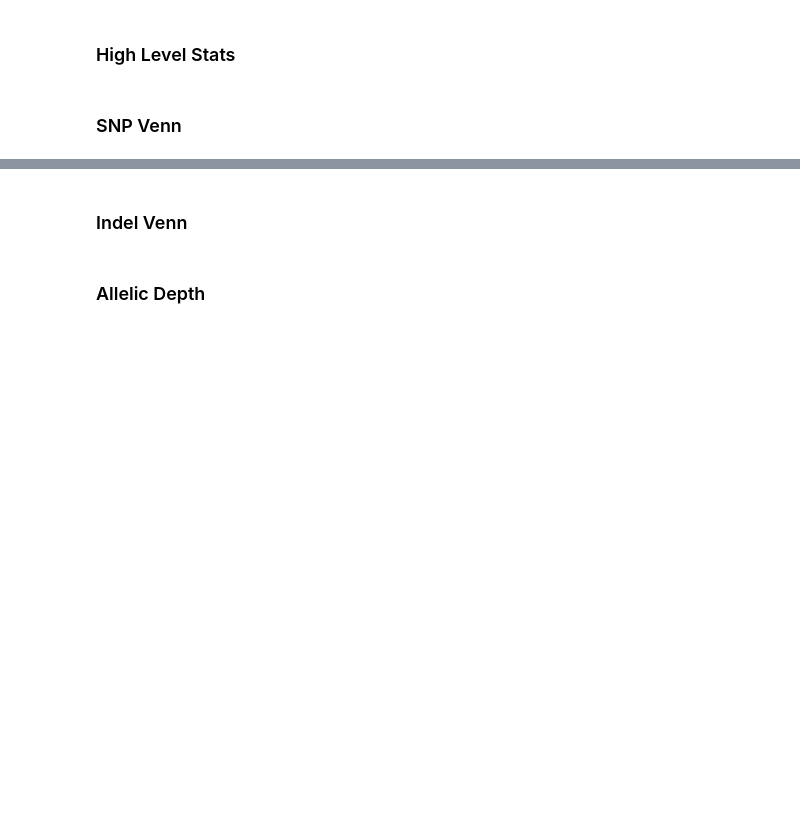
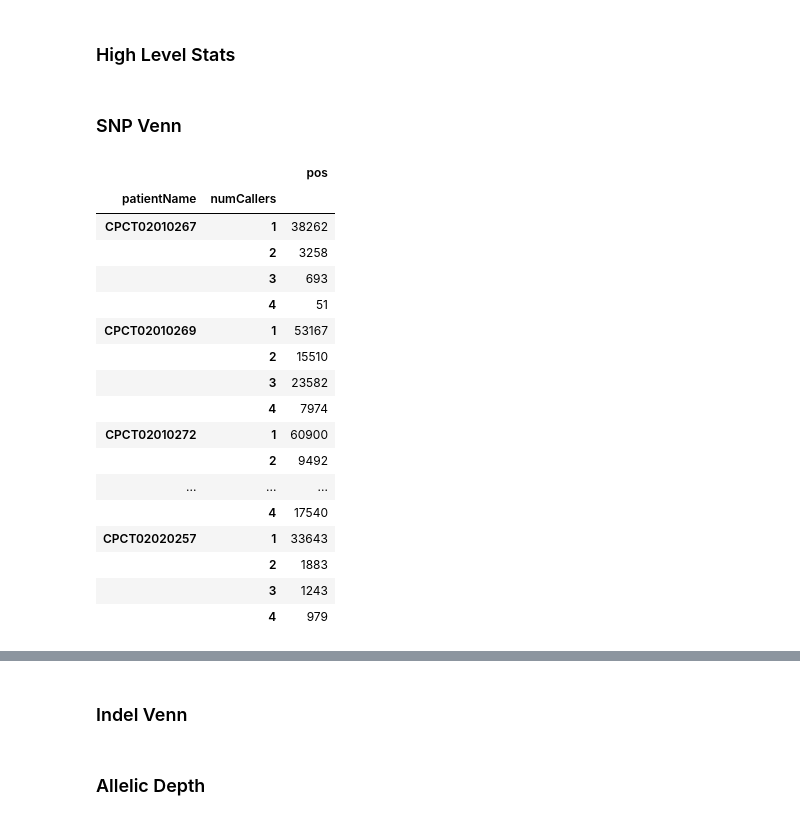
Before and after one commit to hartwigmedical/scripts, a Jupyter notebook: ipython/VCF_MULTI_SAMPLE_ANALYSIS.ipynb, the cells around one changed output, grey strips where cells are left out. Drawn from its saved outputs; the diff is of its cells as text; code cells hidden in the pictures; blank space fills up the shorter version.

```diff
--- a/ipython/VCF_MULTI_SAMPLE_ANALYSIS.ipynb
+++ b/ipython/VCF_MULTI_SAMPLE_ANALYSIS.ipynb
@@ -119,7 +119,26 @@ df[['variantType','pos']].groupby(['variantType']).agg('count')
 # %%
 snpdf = df[(df.variantType == 'SNP')]
 # %%
-snpdf[['numCallers','vennSegment','pos']].groupby(['numCallers','vennSegment']).agg('count')
+snpdf[['numCallers','patientName','pos']].groupby(['patientName','numCallers']).agg('count')
+# %% [output]
+|  |  | pos |
+| patientName | numCallers |  |
+| CPCT02010267 | 1 | 38262 |
+|  | 2 | 3258 |
+|  | 3 | 693 |
+|  | 4 | 51 |
+| CPCT02010269 | 1 | 53167 |
+|  | 2 | 15510 |
+|  | 3 | 23582 |
+|  | 4 | 7974 |
+| CPCT02010272 | 1 | 60900 |
+|  | 2 | 9492 |
+| ... | ... | ... |
+|  | 4 | 17540 |
+| CPCT02020257 | 1 | 33643 |
+|  | 2 | 1883 |
+|  | 3 | 1243 |
+|  | 4 | 979 |
 # %%
 vn.venn([snpdf[snpdf.mutectallele != '']['chromPos'], \
          snpdf[snpdf.strelkaallele != '']['chromPos'], \
```
Also changed, not shown: parts of 6 cells of this notebook, 1 other file.
